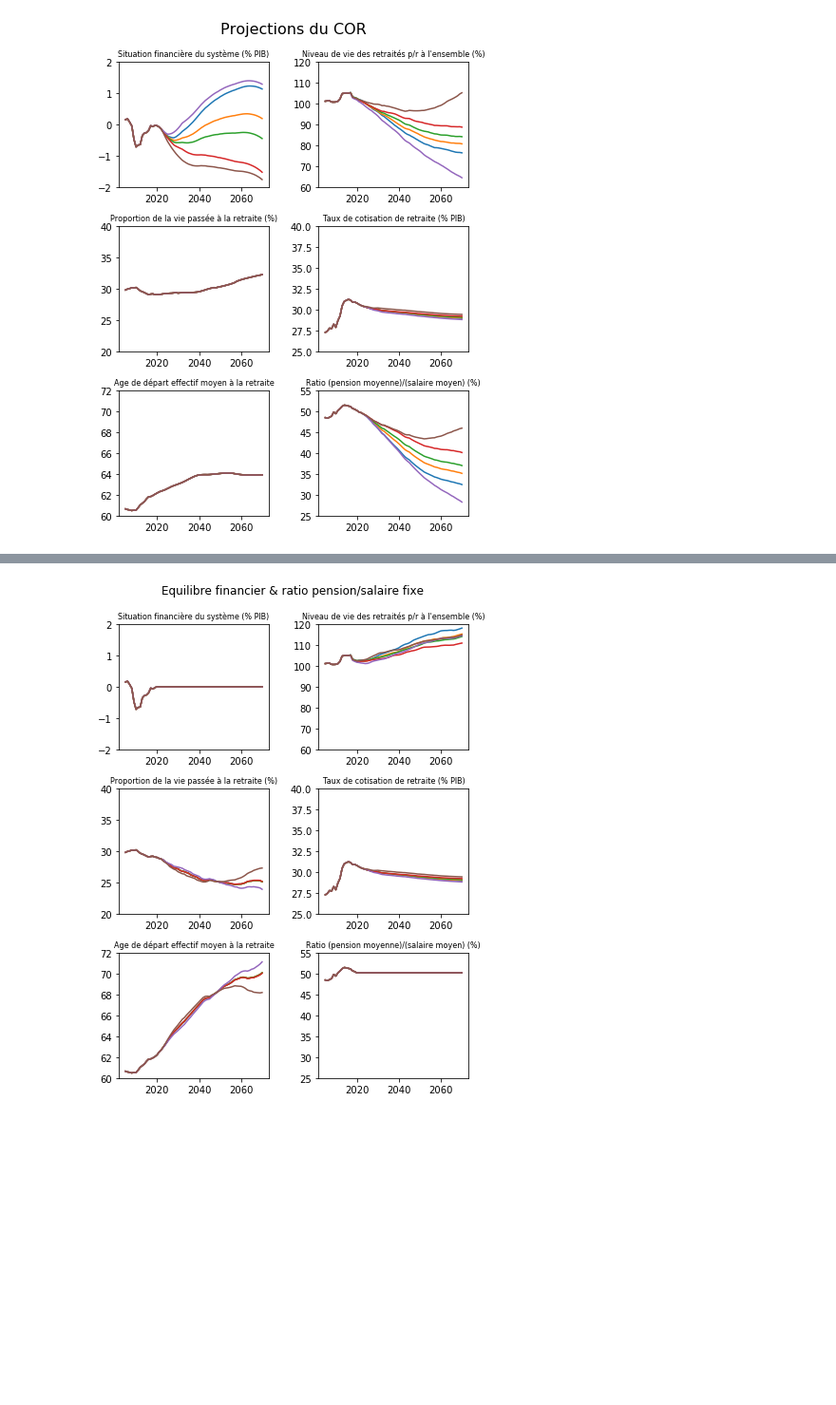
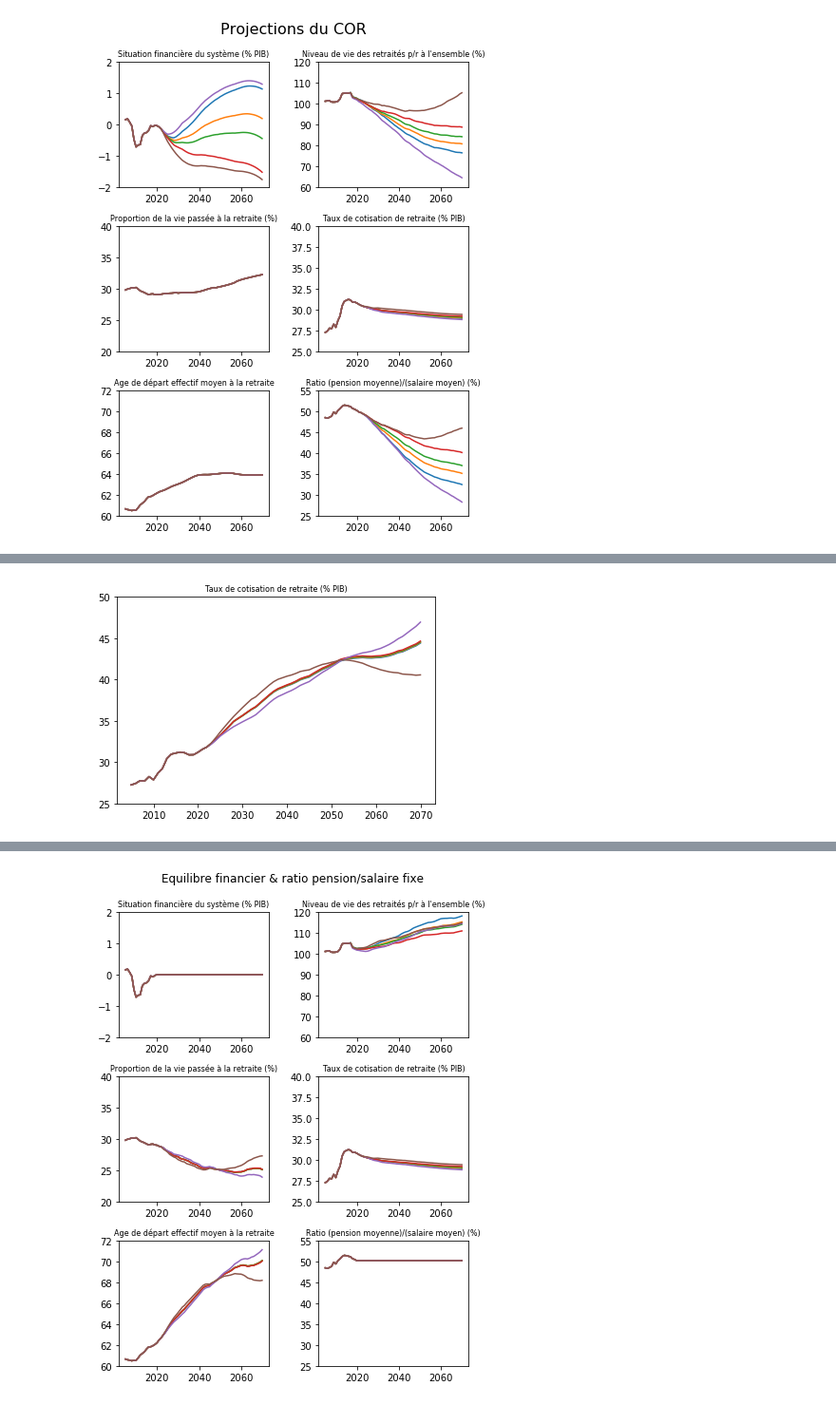
Before and after one commit to brunoscherrer/retraites, a Jupyter notebook: index.ipynb, the cells around one changed output, grey strips where cells are left out. Shown at 95% size. Saved outputs shown, nothing was run; the diff lists cells and outputs as text; code cells hidden in the pictures; blank space fills up the shorter version.

```diff
--- a/index.ipynb
+++ b/index.ipynb
@@ -66,0 +63,5 @@ analyse.dessineSimulation()
+# %%
+analyse.graphique("T")
+pl.ylim(bottom = 25.0, top = 50.0);
+# %% [output]
+[figure, added]
```
Also changed, not shown: parts of 14 cells of this notebook, 2 other files.
